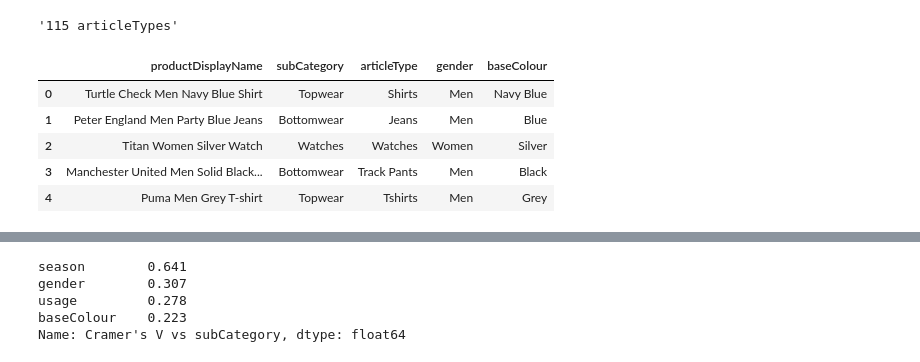
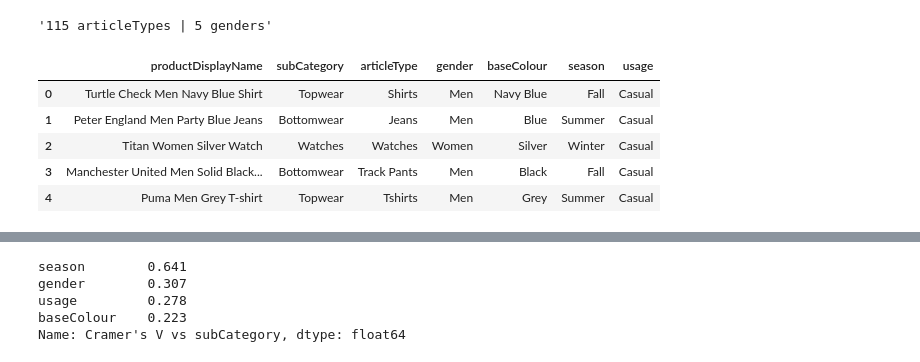
Before and after one commit to buzinarov/ia-projects, a Jupyter notebook: product-category-classifier/notebooks/01_eda.ipynb, the cells around one changed output, grey strips where cells are left out. Drawn from its saved outputs; the diff is of its cells as text; code cells hidden in the pictures.

```diff
--- a/product-category-classifier/notebooks/01_eda.ipynb
+++ b/product-category-classifier/notebooks/01_eda.ipynb
@@ -11,24 +11,23 @@ while not (ROOT / 'src').exists() and ROOT != ROOT.parent:
     ROOT = ROOT.parent
 sys.path.insert(0, str(ROOT))
 
-import json
 import numpy as np
 import pandas as pd
 import matplotlib.pyplot as plt
 
-from src.recommender import load_catalog, relevant_mask
+from src.recommender import load_catalog
 
 df = load_catalog()
 f"{len(df):,} products | {df.subCategory.nunique()} subCategories | "
-f"{df.articleType.nunique()} articleTypes"
+f"{df.articleType.nunique()} articleTypes | {df.gender.nunique()} genders"
 # %% [output]
-'115 articleTypes'
+'115 articleTypes | 5 genders'
 # %%
-df[['productDisplayName', 'subCategory', 'articleType', 'gender', 'baseColour']].head()
+df[['productDisplayName', 'subCategory', 'articleType', 'gender', 'baseColour', 'season', 'usage']].head()
 # %% [output]
-|  | productDisplayName | subCategory | articleType | gender | baseColour |
-| 0 | Turtle Check Men Navy Blue Shirt | Topwear | Shirts | Men | Navy Blue |
-| 1 | Peter England Men Party Blue Jeans | Bottomwear | Jeans | Men | Blue |
-| 2 | Titan Women Silver Watch | Watches | Watches | Women | Silver |
-| 3 | Manchester United Men Solid Black... | Bottomwear | Track Pants | Men | Black |
-| 4 | Puma Men Grey T-shirt | Topwear | Tshirts | Men | Grey |
+|  | productDisplayName | subCategory | articleType | gender | baseColour | season | usage |
+| 0 | Turtle Check Men Navy Blue Shirt | Topwear | Shirts | Men | Navy Blue | Fall | Casual |
+| 1 | Peter England Men Party Blue Jeans | Bottomwear | Jeans | Men | Blue | Summer | Casual |
+| 2 | Titan Women Silver Watch | Watches | Watches | Women | Silver | Winter | Casual |
+| 3 | Manchester United Men Solid Black... | Bottomwear | Track Pants | Men | Black | Fall | Casual |
+| 4 | Puma Men Grey T-shirt | Topwear | Tshirts | Men | Grey | Summer | Casual |
```
Also changed, not shown: parts of 22 cells of this notebook, 21 other files.
